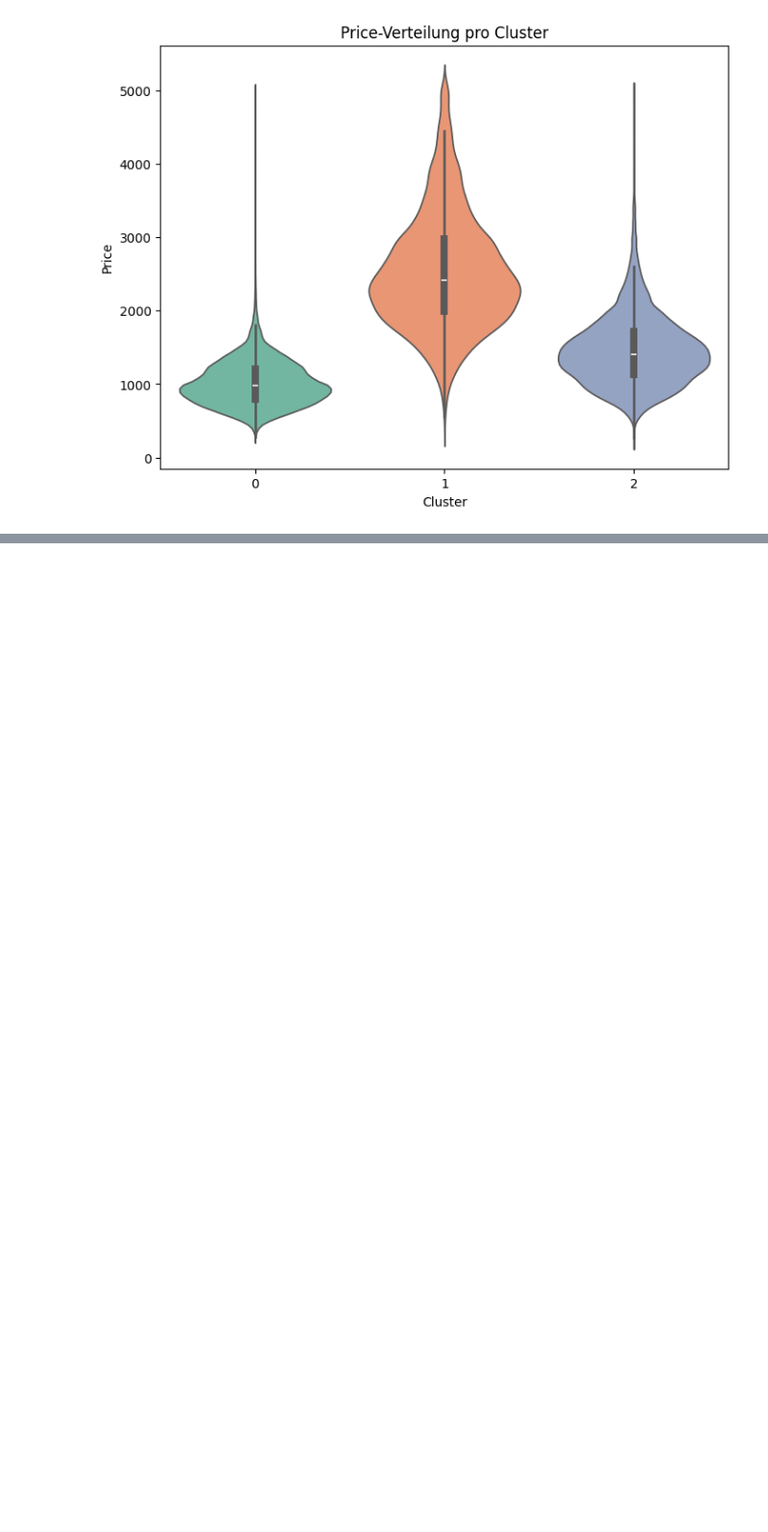
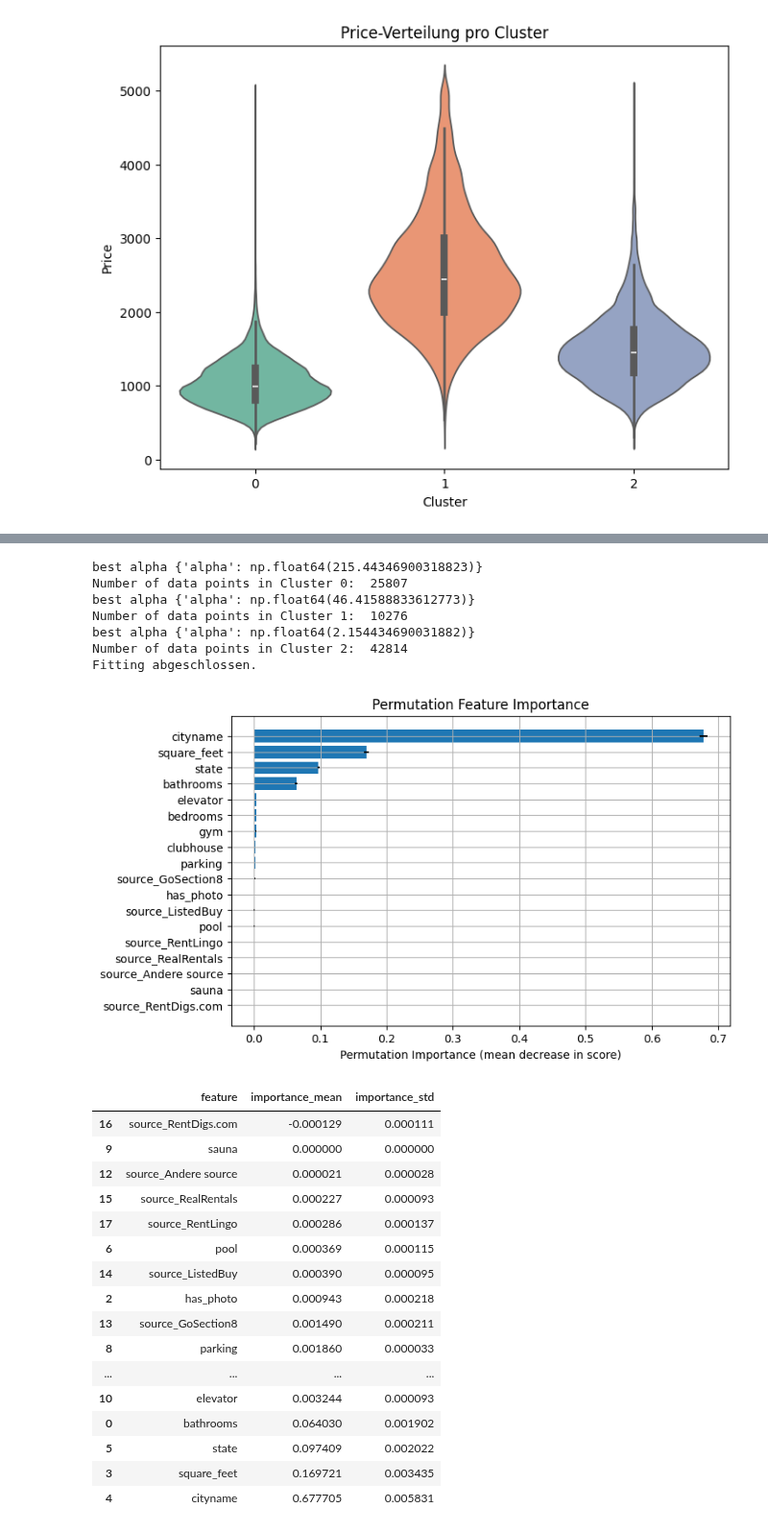
Before and after one commit to FelixFritz02/DataProject-WS-25-26, a Jupyter notebook: ClusterRegressor.ipynb, the cells around one changed output, grey strips where cells are left out. Shown at 96% size. Saved outputs shown, nothing was run; the diff lists cells and outputs as text; code cells hidden in the pictures; blank space fills up the shorter version.

Commit message:
feature importance

```diff
--- a/ClusterRegressor.ipynb
+++ b/ClusterRegressor.ipynb
@@ -322,0 +347,60 @@ Passing `palette` without assigning `hue` is deprecated and will be removed in v
+# %%
+from sklearn.model_selection import train_test_split
+import permutation_importance_
+from sklearn.linear_model import Ridge
+import category_encoders as ce
+from sklearn.pipeline import Pipeline
+
+
+X = data
+X = X.drop(columns = ["price"])
+y = data["price"]
+
+X_train, X_val, y_train, y_val = train_test_split(
+    X, y,
+    test_size=0.2,
+    random_state=42
+)
+
+rows_to_encode = ["cityname", "state"]
+
+target_encoder = ce.TargetEncoder(
+    cols=rows_to_encode,
+    smoothing=10
+)
+
+model = ClusterRegressor(Ridge())
+
+model_pipeline = Pipeline([
+    ("target_encoding", target_encoder),
+    ("model", model)
+])
+model_pipeline.fit(X_train, y_train)
+
+permutation_importance_.permutation_importance_analysis(model_pipeline, X_val, y_val, save_as_pkl=True, file_name="cluster_regressor.pkl", show_plot=True)
+# %% [output]
+best alpha {'alpha': np.float64(215.44346900318823)}
+Number of data points in Cluster 0:  25807
+best alpha {'alpha': np.float64(46.41588833612773)}
+Number of data points in Cluster 1:  10276
+best alpha {'alpha': np.float64(2.154434690031882)}
+Number of data points in Cluster 2:  42814
+Fitting abgeschlossen.
+[figure, added]
+|  | feature | importance_mean | importance_std |
+| 16 | source_RentDigs.com | -0.000129 | 0.000111 |
+| 9 | sauna | 0.000000 | 0.000000 |
+| 12 | source_Andere source | 0.000021 | 0.000028 |
+| 15 | source_RealRentals | 0.000227 | 0.000093 |
+| 17 | source_RentLingo | 0.000286 | 0.000137 |
+| 6 | pool | 0.000369 | 0.000115 |
+| 14 | source_ListedBuy | 0.000390 | 0.000095 |
+| 2 | has_photo | 0.000943 | 0.000218 |
+| 13 | source_GoSection8 | 0.001490 | 0.000211 |
+| 8 | parking | 0.001860 | 0.000033 |
+| ... | ... | ... | ... |
+| 10 | elevator | 0.003244 | 0.000093 |
+| 0 | bathrooms | 0.064030 | 0.001902 |
+| 5 | state | 0.097409 | 0.002022 |
+| 3 | square_feet | 0.169721 | 0.003435 |
+| 4 | cityname | 0.677705 | 0.005831 |
```
Also changed, not shown: parts of 5 cells of this notebook, 10 other files.
